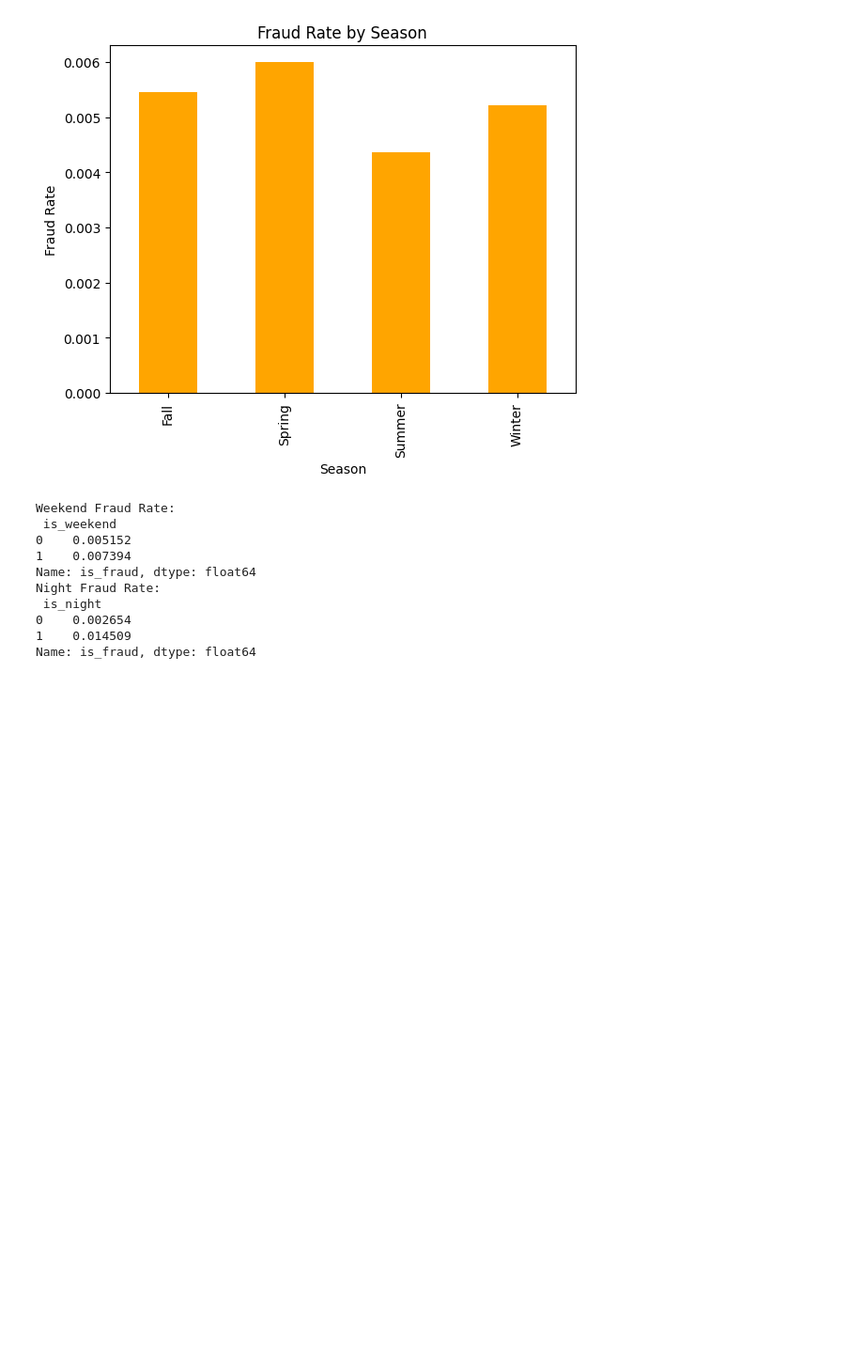
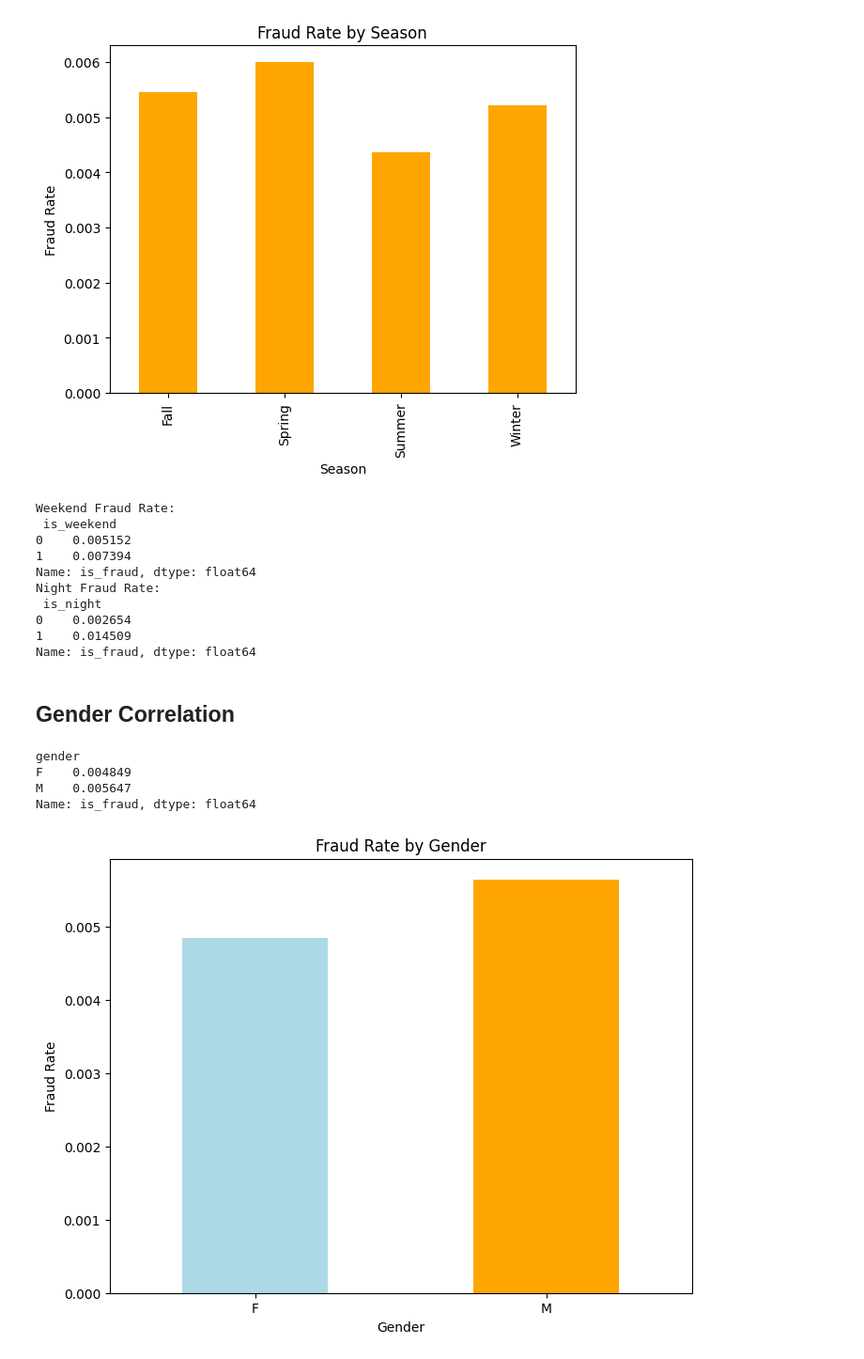
Before and after one commit to kmissmer/CreditCardFinalProject, a Jupyter notebook: final.ipynb, the cells around one changed output. Shown at 94% size. Drawn from its saved outputs; the diff is of its cells as text; code cells hidden in the pictures; blank space fills up the shorter version.

```diff
--- a/final.ipynb
+++ b/final.ipynb
@@ -683,3 +683,23 @@ Night Fraud Rate:
 0    0.002654
 1    0.014509
 Name: is_fraud, dtype: float64
+# %% [markdown]
+## Gender Correlation
+# %%
+# Calculate fraud rates by gender
+fraud_by_gender = train.groupby('gender')['is_fraud'].mean()
+print(fraud_by_gender)
+
+# Visualize fraud rates
+fraud_by_gender.plot(kind='bar', color=['lightblue', 'orange'], figsize=(8, 6))
+plt.title('Fraud Rate by Gender')
+plt.xlabel('Gender')
+plt.ylabel('Fraud Rate')
+plt.xticks(rotation=0)
+plt.show()
+# %% [output]
+gender
+F    0.004849
+M    0.005647
+Name: is_fraud, dtype: float64
+[figure, added]
```
Also changed, not shown: parts of 7 cells of this notebook.
